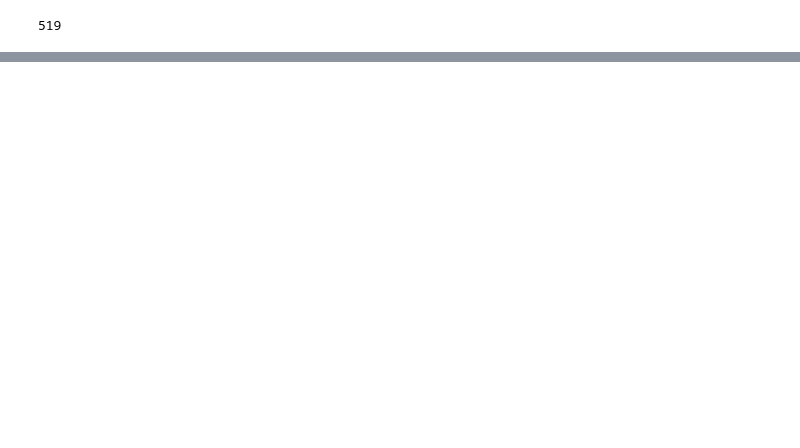
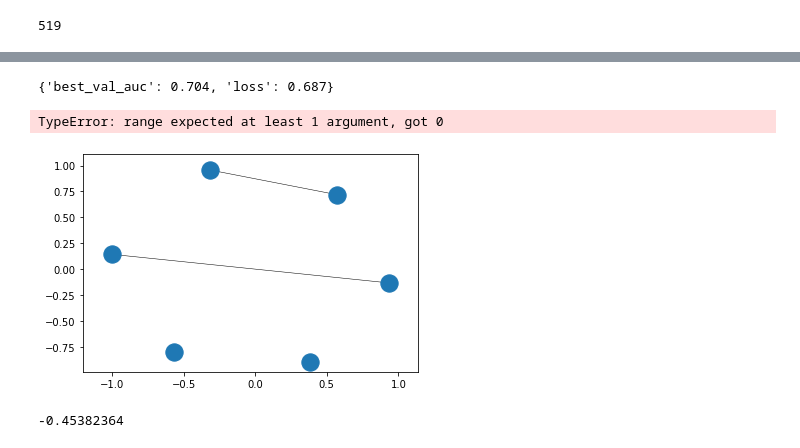
Before and after one commit to YerevaNN/fairseq, a Jupyter notebook: scripts/analyze.ipynb, the cells around one changed output, grey strips where cells are left out. Drawn from its saved outputs; the diff is of its cells as text; code cells hidden in the pictures; blank space fills up the shorter version.

```diff
--- a/scripts/analyze.ipynb
+++ b/scripts/analyze.ipynb
@@ -699,0 +669,6 @@ len(set(train_df['MurckoScaffold'].values)), len(train_df)
+# %%
+path = 'mkdir /home/gayane/BartLM/Bart/chemical/checkpoints/evaluation_data'
+s = f"/mnt/good/gayane/data/chkpt/BACE_bs_16_dropout_0.1_lr_3e-5_totalNum_757_warmup_121_noise_type_normal_r3f_lambda_5.0/checkpoint_best.pt"
+for i in range(1, 368):
+    s= s + f",/mnt/good/gayane/data/chkpt/BACE_bs_16_dropout_0.1_lr_3e-5_totalNum_757_warmup_121_noise_type_normal_r3f_lambda_5.0/checkpoint_best.pt"
+# print(s)
@@ -986,0 +922,2 @@ len(set(list(set(train_scaff)) + list(set(valid_scaff))))
+# %%
+df = pd.read_csv("/home/gayane/BartLM/Bart/chemical/table_of_results/SIDER_0_r3f.csv")
@@ -986,0 +986,64 @@ len(set(list(set(train_scaff)) + list(set(valid_scaff))))
+# %%
+{"best_val_auc": df["best_val_AUC"][0], "loss": df["best_SWA_AUC"][0]}
+# %% [output]
+{'best_val_auc': 0.704, 'loss': 0.687}
+# %%
+import json
+
+
+path = '/home/gayane/BartLM/fairseq/scripts/datasets.json'
+with open(path) as f:
+    data = json.load(f)
+    j = dict()
+    for i in range():
+        j["BBBP_"+str(i)] = data["BBBP"]
+        with open(path, 'w') as f:
+            json.dump(j, f, indent=2)
+# %% [output]
+TypeError: range expected at least 1 argument, got 0
+# %%
+import networkx as nx
+import numpy as np
+import pandas as pd
+import matplotlib.pyplot as plt
+
+
+def add_edge_to_graph(G, e1, e2):
+    G.add_edge(e1, e2)
+
+
+nodes = np.arange(6)
+G = nx.Graph()
+G.add_nodes_from(nodes)
+pos = [(1, 10), (8, 10), (10, 8), (7, 4), (3, 1), (11,2)]  # (x,y) points
+pos = nx.spring_layout(G)
+edges = [(0, 4),(1, 2)]  # (v1,v2, weight)
+G.add_edges_from(edges)
+
+# you want your own layout
+# pos = nx.spring_layout(G)
+
+# add axis
+fig, ax = plt.subplots()
+nx.draw_networkx(G, pos=pos, ax=ax, with_labels=False, width=0.5)
+
+edges = [(1, 4), (2, 3), (2, 4), (3, 4)]
+
+for i in range(len(edges)):
+    add_edge_to_graph(G, edges[i][0], edges[i][1])
+
+# nx.draw(G, pos=pos,  edge_color="white", alpha=0.5, ax=ax)0
+
+# nx.draw(G, pos=pos,  node_color="blue", alpha=0, ax=ax)
+
+# nx.draw(G, pos=pos, node_size=0, ax=ax, )  # draw nodes and edges
+# nx.draw_networkx_labels(G, pos=pos)  # draw node labels/names
+# draw edge weights
+# labels = nx.get_edge_attributes(G, 'weight')
+# nx.draw_networkx_edge_labels(G, pos, ax=ax)
+plt.axis("on")
+
+ax.tick_params(left=True, bottom=True, labelleft=True, labelbottom=True)
+plt.show()
+# %% [output]
+[figure, added]
@@ -986,0 +1085,4 @@ len(set(list(set(train_scaff)) + list(set(valid_scaff))))
+# %%
+pos[0][0]
+# %% [output]
+-0.45382364
```
Also changed, not shown: parts of 38 cells of this notebook, 23 other files.
